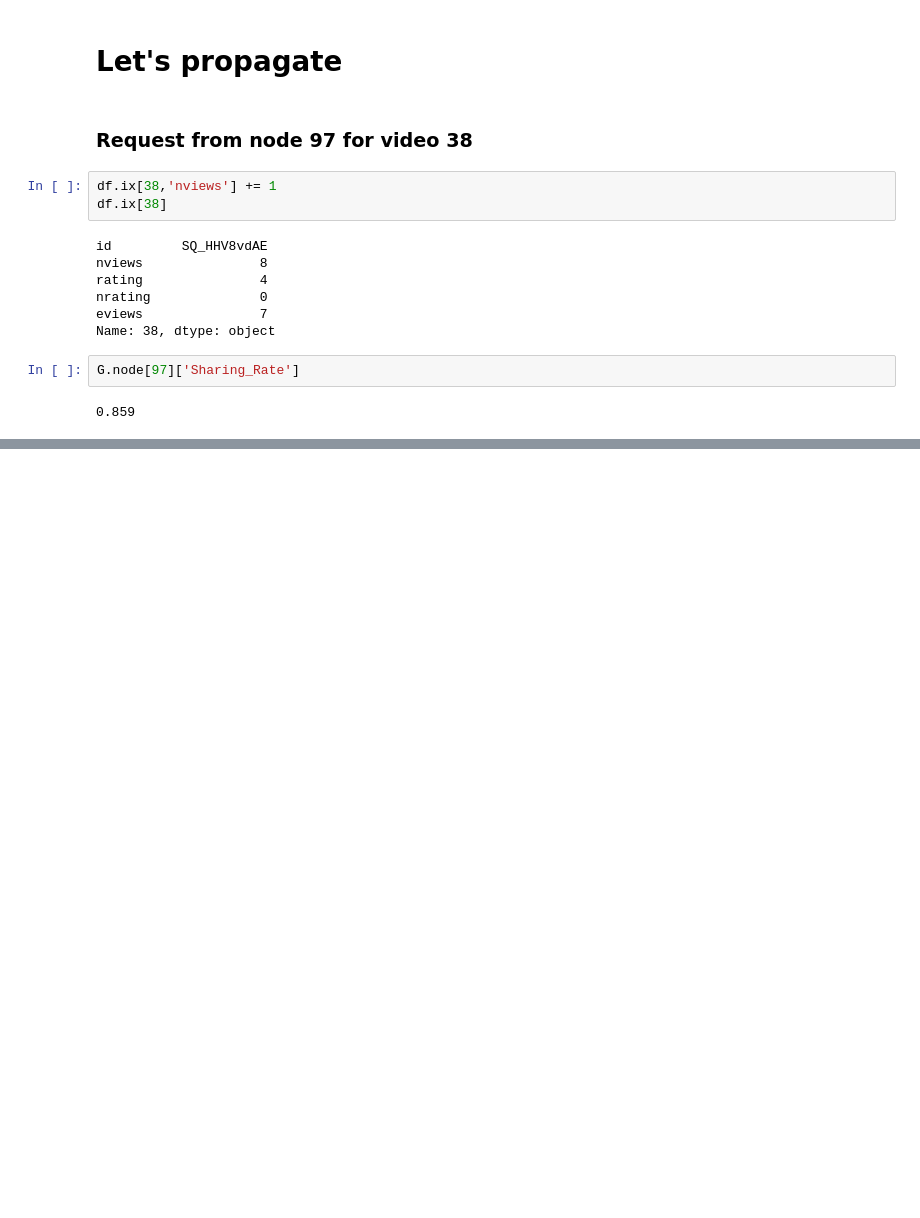
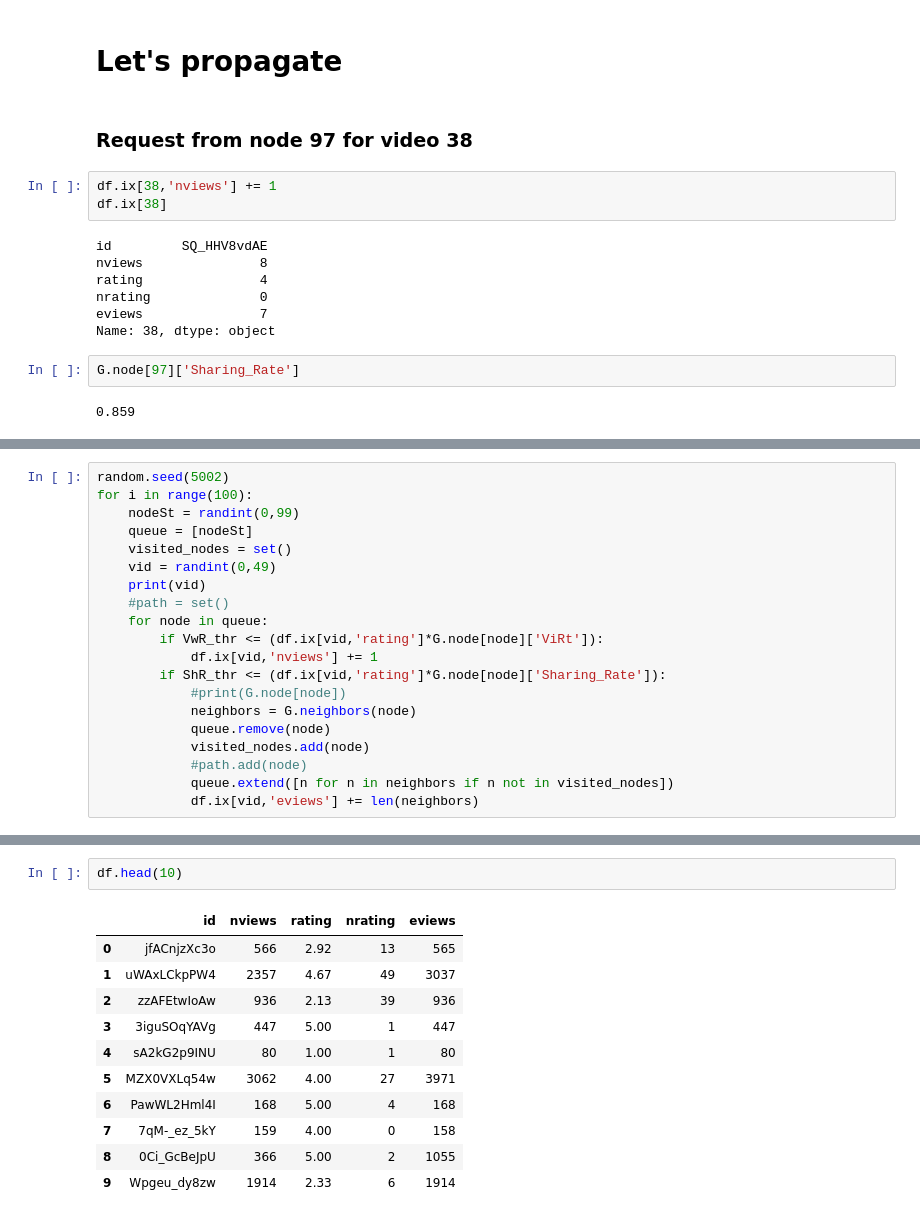
Before and after one commit to SubhankarGhosh/NetworkX, a Jupyter notebook: Paper.ipynb, the cells around one changed output, grey strips where cells are left out. Saved outputs shown, nothing was run; the diff lists cells and outputs as text; blank space fills up the shorter version.

```diff
--- a/Paper.ipynb
+++ b/Paper.ipynb
@@ -588,0 +652,20 @@ Name: 38, dtype: object
+# %%
+random.seed(5002)
+for i in range(100):
+    nodeSt = randint(0,99)
+    queue = [nodeSt]
+    visited_nodes = set()
+    vid = randint(0,49)
+    print(vid)
+    #path = set()
+    for node in queue:
+        if VwR_thr <= (df.ix[vid,'rating']*G.node[node]['ViRt']):
+            df.ix[vid,'nviews'] += 1
+        if ShR_thr <= (df.ix[vid,'rating']*G.node[node]['Sharing_Rate']):
+            #print(G.node[node])
+            neighbors = G.neighbors(node)
+            queue.remove(node)
+            visited_nodes.add(node)
+            #path.add(node)
+            queue.extend([n for n in neighbors if n not in visited_nodes])
+            df.ix[vid,'eviews'] += len(neighbors)
@@ -588,0 +690,14 @@ Name: 38, dtype: object
+# %%
+df.head(10)
+# %% [output]
+|  | id | nviews | rating | nrating | eviews |
+| 0 | jfACnjzXc3o | 566 | 2.92 | 13 | 565 |
+| 1 | uWAxLCkpPW4 | 2357 | 4.67 | 49 | 3037 |
+| 2 | zzAFEtwIoAw | 936 | 2.13 | 39 | 936 |
+| 3 | 3iguSOqYAVg | 447 | 5.00 | 1 | 447 |
+| 4 | sA2kG2p9INU | 80 | 1.00 | 1 | 80 |
+| 5 | MZX0VXLq54w | 3062 | 4.00 | 27 | 3971 |
+| 6 | PawWL2Hml4I | 168 | 5.00 | 4 | 168 |
+| 7 | 7qM-_ez_5kY | 159 | 4.00 | 0 | 158 |
+| 8 | 0Ci_GcBeJpU | 366 | 5.00 | 2 | 1055 |
+| 9 | Wpgeu_dy8zw | 1914 | 2.33 | 6 | 1914 |
```
Also changed, not shown: parts of 16 cells of this notebook.
